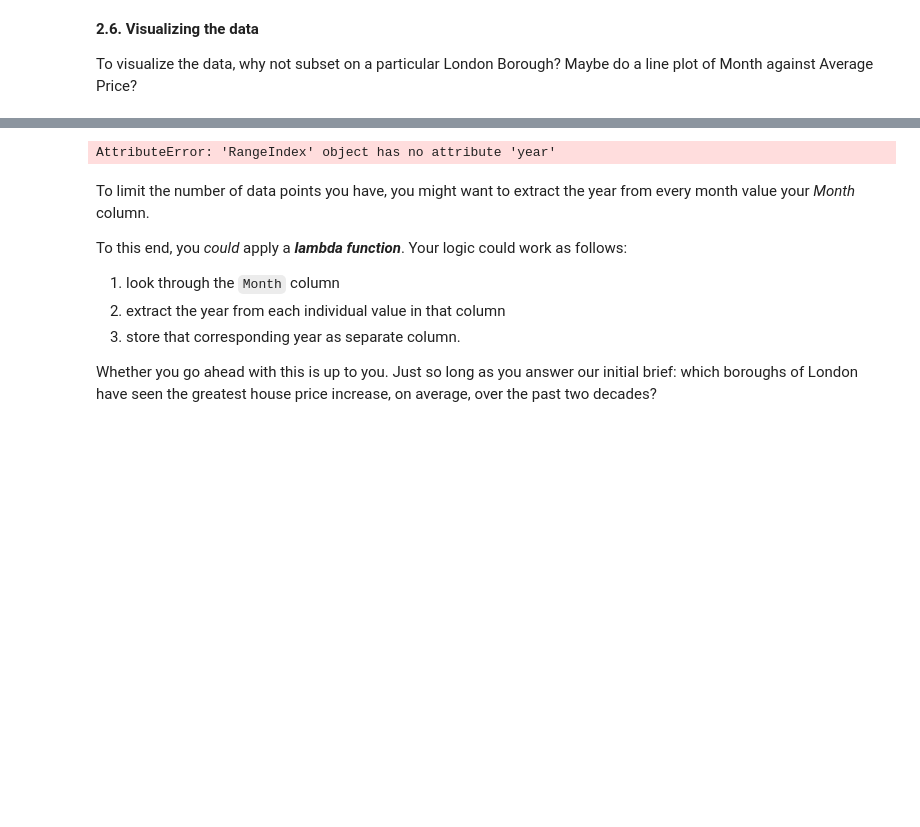
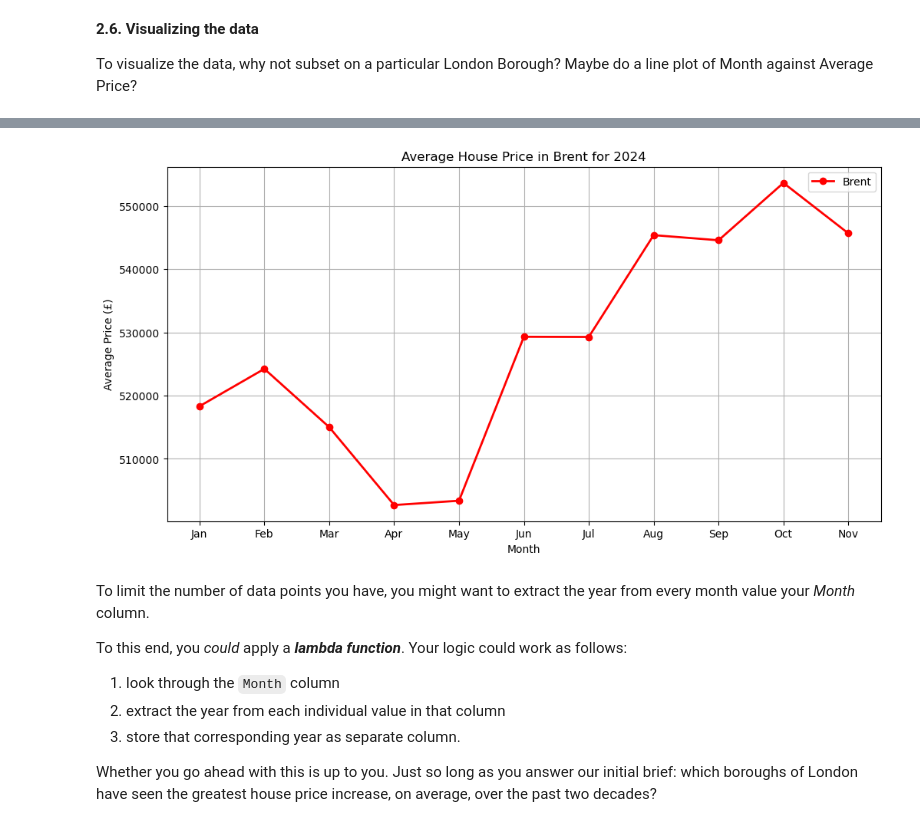
Before and after one commit to Diego5091/SpringBoad, a Jupyter notebook: Unit_4_Challenge_Tier3.ipynb, the cells around one changed output, grey strips where cells are left out. Drawn from its saved outputs; the diff is of its cells as text; code cells hidden in the pictures; blank space fills up the shorter version.

```diff
--- a/Unit_4_Challenge_Tier3.ipynb
+++ b/Unit_4_Challenge_Tier3.ipynb
@@ -266,27 +268,29 @@ Index(['Date', 'City of london', 'Barking & dagenham', 'Barnet', 'Bexley',
 # %%
-import matplotlib.pyplot as plt
 
-# plot borought.
+properties.columns = pd.to_datetime(properties.iloc[0])
+
+# filter
+year = 2024
+properties_month = properties.loc[:, properties.columns.year == year]
+properties_month = properties_month.sort_index(axis=1)
+properties_month.columns = properties_month.columns.strftime('%b')
 borough_name = "Brent"
-london_borough = properties.loc[borough_name]
+london_borough = properties_month.loc[borough_name]
 
-properties.columns = properties.columns.year
-properties_yearly = properties.groupby(properties.columns, axis=1).mean()
-
+# set up Plot month
 plt.figure(figsize=(12, 6))
-plt.plot(london_borough, linestyle='-', label=borough_name, color='r', linewidth=1)
-
+plt.plot(london_borough, linestyle='-', label=borough_name, color='r', linewidth=2, marker='o')
 
 plt.xlabel("Month")
 plt.ylabel("Average Price (£)")
-plt.title(f"Average House Price in {borough_name} Over Time")
+plt.title(f"Average House Price in {borough_name} for {year}")
 plt.legend()
 plt.grid(True)
 
 
 plt.show()
 # %% [output]
-AttributeError: 'RangeIndex' object has no attribute 'year'
+[figure, added]
 # %% [markdown]
 To limit the number of data points you have, you might want to extract the year from every month value your *Month* column.
 
```
Also changed, not shown: parts of 6 cells of this notebook.
